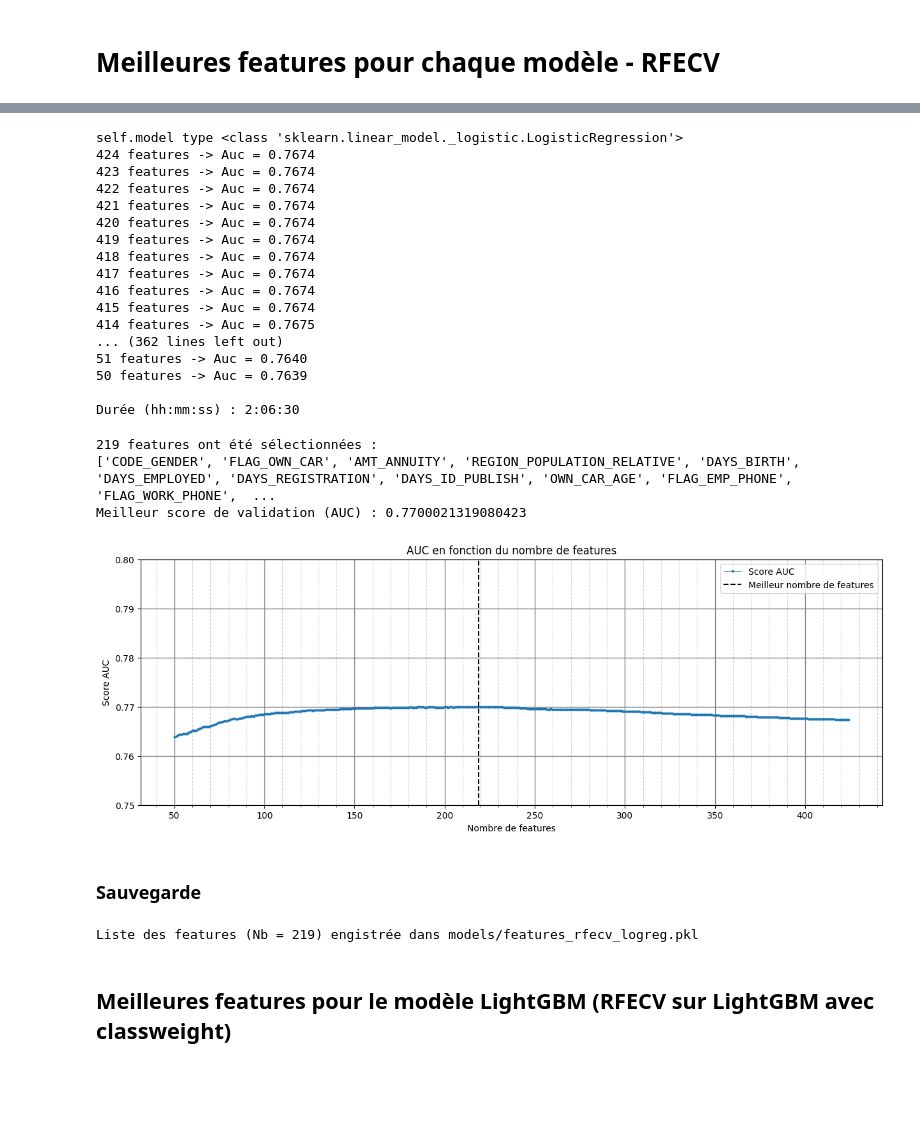
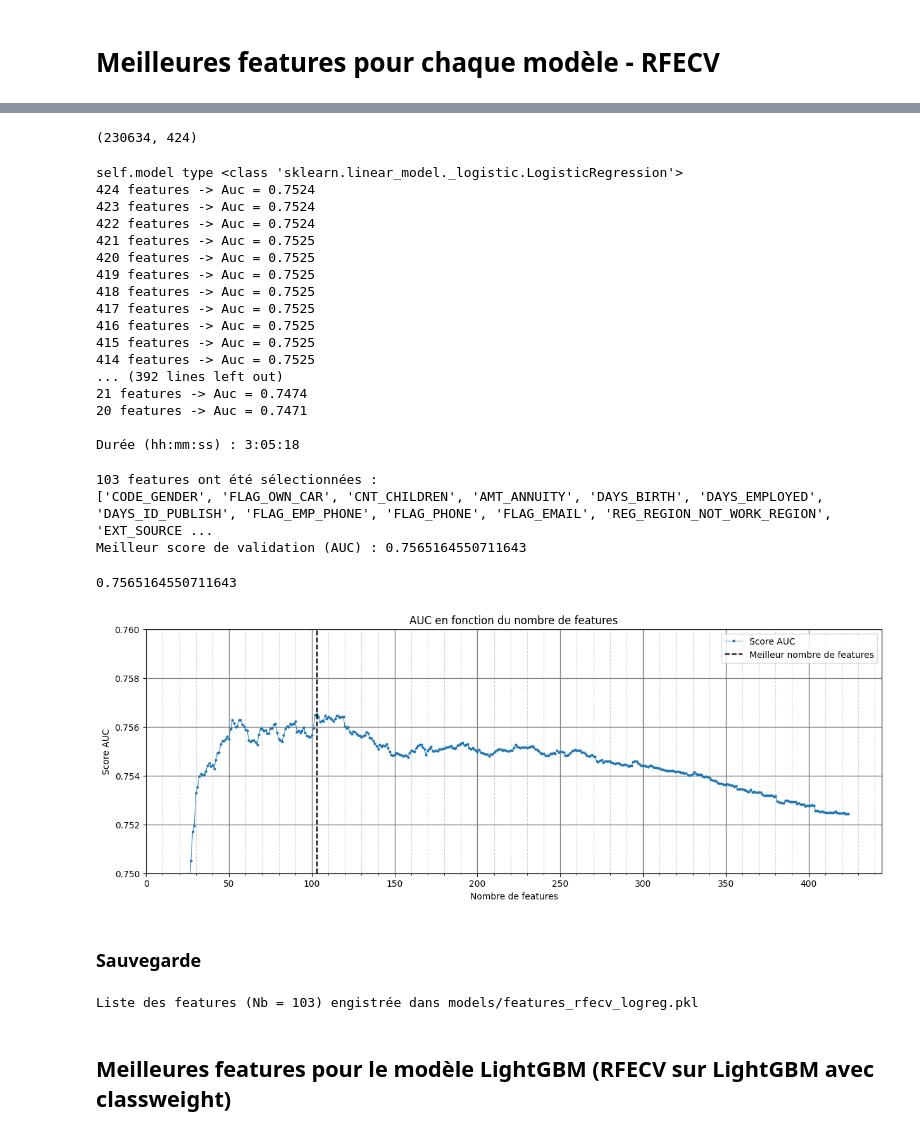
Before and after one commit to ArianeNantes/ocp7, a Jupyter notebook: 4_balancing_strategy.ipynb, the cells around one changed output, grey strips where cells are left out. Drawn from its saved outputs; the diff is of its cells as text; code cells hidden in the pictures; blank space fills up the shorter version.

Commit message:
Optim and bg_param

```diff
--- a/4_balancing_strategy.ipynb
+++ b/4_balancing_strategy.ipynb
@@ -121,23 +99,6 @@ def read_sample(
         print("Type", y.dtype)
         print("Shape", y.shape)
     return X, y
-# %%
-def read_train(train_name="01_v2_vif_train.csv", features=[], optim=True):
-    if features:
-        train = cudf.read_csv(os.path.join(DATA_CLEAN_DIR, train_name))[
-            features + ["SK_ID_CURR", "TARGET"]
-        ].set_index("SK_ID_CURR")
-    else:
-        train = cudf.read_csv(os.path.join(DATA_CLEAN_DIR, train_name)).set_index(
-            "SK_ID_CURR"
-        )
-    if optim:
-        train = reduce_memory_cudf(train)
-    X = train[features].to_pandas()
-    y = train["TARGET"].to_pandas()
-    print("\nInfo X_train")
-    X.info()
-    return X, y
 # %% [markdown]
 ## Lecture des données de train
 # %%
@@ -1268,4 +1224,4 @@ Tableau comparatif enregistré dans models/cmp_balancing_table.pkl
 # %% [markdown]
 ## Lecture du train
 # %%
-X, y = read_train()
+X, y = read_train(features=[])
@@ -1276,13 +1243,16 @@ X, y = read_train()
+# %%
+X.shape
+# %% [output]
+(230634, 424)
 # %%
-pipe = Pipeline(
+pipe = ImblearnPipeline(
     [
         ("imputer", SimpleImputer()),
         ("scaler", StandardScaler()),
+        ("smote", SMOTE(k_neighbors=5, n_jobs=14, random_state=VAL_SEED)),
         (
             "clf",
-            LogisticRegression(
-                solver="lbfgs", class_weight="balanced", n_jobs=14, max_iter=500
-            ),
+            LogisticRegression(solver="lbfgs", n_jobs=14, max_iter=500),
         ),
     ]
 )
@@ -1290,7 +1260,7 @@ pipe = Pipeline(
 t0 = time.time()
 selector_logreg = RfecvSelector(
     pipe=pipe,
-    min_features=50,
+    min_features=20,
     cv=5,
 )
 selector_logreg.fit(X, y)
@@ -1298,40 +1268,44 @@ duration = time.time() - t0
 print(f"\nDurée (hh:mm:ss) : {format_time(duration)}")
 # %% [output]
 self.model type <class 'sklearn.linear_model._logistic.LogisticRegression'>
-424 features -> Auc = 0.7674
-423 features -> Auc = 0.7674
-422 features -> Auc = 0.7674
-421 features -> Auc = 0.7674
-420 features -> Auc = 0.7674
-419 features -> Auc = 0.7674
-418 features -> Auc = 0.7674
-417 features -> Auc = 0.7674
-416 features -> Auc = 0.7674
-415 features -> Auc = 0.7674
-414 features -> Auc = 0.7675
-... (362 lines left out)
-51 features -> Auc = 0.7640
-50 features -> Auc = 0.7639
+424 features -> Auc = 0.7524
+423 features -> Auc = 0.7524
+422 features -> Auc = 0.7524
+421 features -> Auc = 0.7525
+420 features -> Auc = 0.7525
+419 features -> Auc = 0.7525
+418 features -> Auc = 0.7525
+417 features -> Auc = 0.7525
+416 features -> Auc = 0.7525
+415 features -> Auc = 0.7525
+414 features -> Auc = 0.7525
+... (392 lines left out)
+21 features -> Auc = 0.7474
+20 features -> Auc = 0.7471
 
-Durée (hh:mm:ss) : 2:06:30
+Durée (hh:mm:ss) : 3:05:18
 # %%
 print(f"{len(selector_logreg.best_features)} features ont été sélectionnées :")
 print(selector_logreg.best_features)
 print("Meilleur score de validation (AUC) :", selector_logreg.best_score)
 # %% [output]
-219 features ont été sélectionnées :
-['CODE_GENDER', 'FLAG_OWN_CAR', 'AMT_ANNUITY', 'REGION_POPULATION_RELATIVE', 'DAYS_BIRTH', 'DAYS_EMPLOYED', 'DAYS_REGISTRATION', 'DAYS_ID_PUBLISH', 'OWN_CAR_AGE', 'FLAG_EMP_PHONE', 'FLAG_WORK_PHONE',  ...
-Meilleur score de validation (AUC) : 0.7700021319080423
+103 features ont été sélectionnées :
+['CODE_GENDER', 'FLAG_OWN_CAR', 'CNT_CHILDREN', 'AMT_ANNUITY', 'DAYS_BIRTH', 'DAYS_EMPLOYED', 'DAYS_ID_PUBLISH', 'FLAG_EMP_PHONE', 'FLAG_PHONE', 'FLAG_EMAIL', 'REG_REGION_NOT_WORK_REGION', 'EXT_SOURCE ...
+Meilleur score de validation (AUC) : 0.7565164550711643
+# %%
+selector_logreg.best_score
+# %% [output]
+0.7565164550711643
 # %%
-selector_logreg.plot_scores(y_lim=[0.75, 0.8])
+selector_logreg.plot_scores(y_lim=[0.75, 0.76])
 # %% [output]
-[figure, old version]
+[figure, new version]
 # %% [markdown]
 ### Sauvegarde
 # %%
-save_features(selector_logreg.best_features, "features_rfecv_logreg")
+save_pkl(selector_logreg.best_features, "features_rfecv_logreg")
 # %% [output]
-Liste des features (Nb = 219) engistrée dans models/features_rfecv_logreg.pkl
+Liste des features (Nb = 103) engistrée dans models/features_rfecv_logreg.pkl
 # %% [markdown]
 ## Meilleures features pour le modèle LightGBM (RFECV sur LightGBM avec classweight)
 # %%
```
Also changed, not shown: parts of 97 cells of this notebook, 2 other files.
